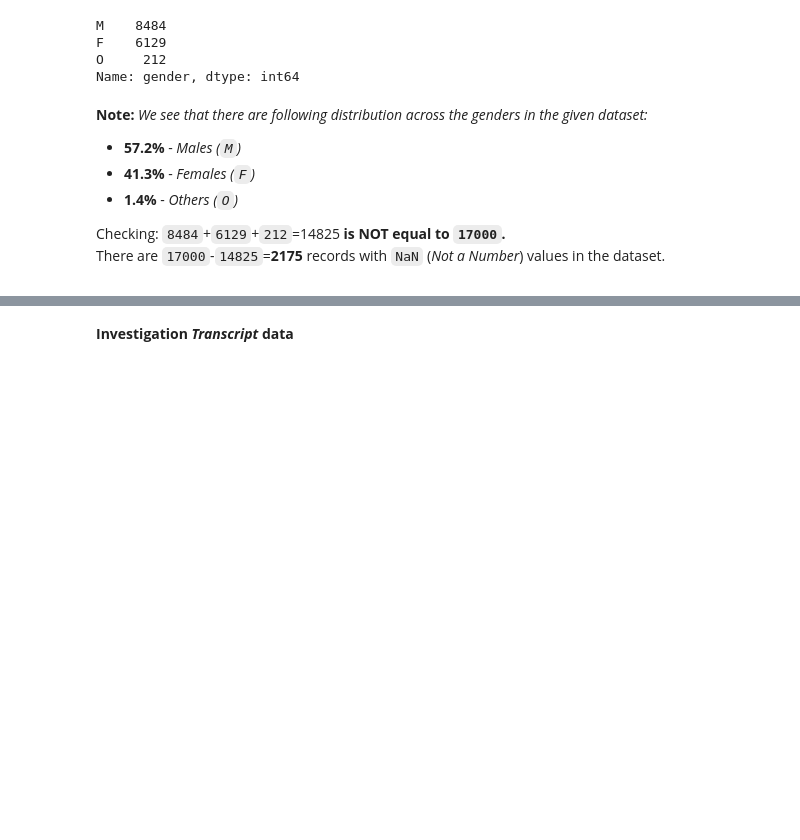
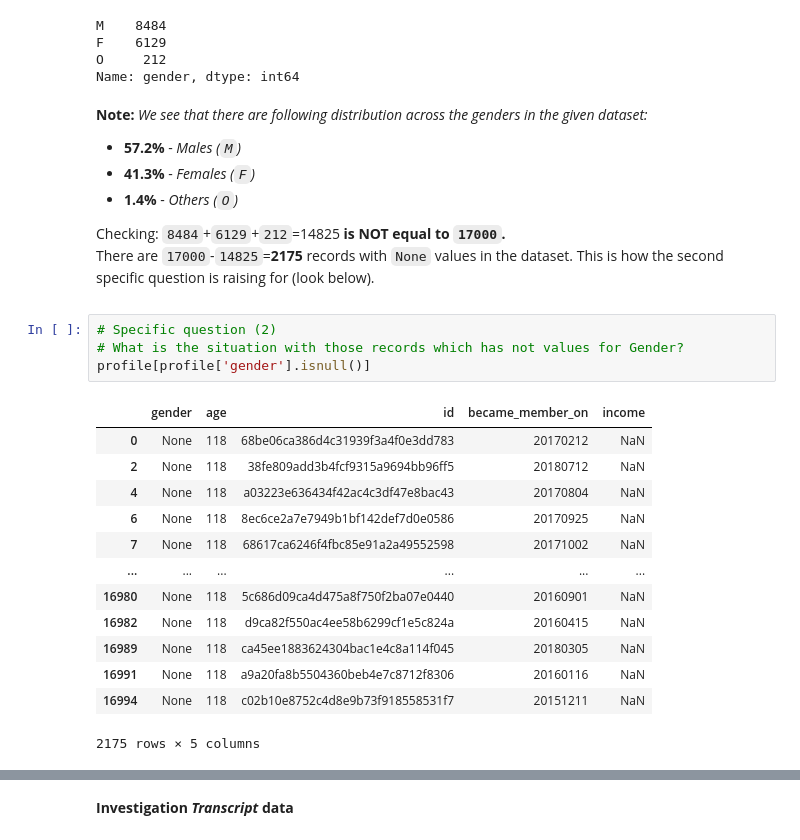
Before and after one commit to vb100/Starbucks-Capstone-Project, a Jupyter notebook: Starbucks_Capstone_notebook.ipynb, the cells around one changed output, grey strips where cells are left out. Saved outputs shown, nothing was run; the diff lists cells and outputs as text; blank space fills up the shorter version.

Commit message:
Update Notebook with removing None genders

```diff
--- a/Starbucks_Capstone_notebook.ipynb
+++ b/Starbucks_Capstone_notebook.ipynb
@@ -181,5 +181,23 @@ Name: gender, dtype: int64
         <li><b>41.3%</b> - <i>Females (<code>F</code>)</i></li>
         <li><b>1.4%</b> - <i>Others (<code>O</code>)</i></li>
     </ul>
-   <p>Checking: <code>8484</code>+<code>6129</code>+<code>212</code>=14825 <b>is NOT equal to <code>17000</code>.</b><br>There are <code>17000</code>-<code>14825</code>=<b>2175</b> records with <code>NaN</code> (<i>Not a Number</i>) values in the dataset.</p>
+   <p>Checking: <code>8484</code>+<code>6129</code>+<code>212</code>=14825 <b>is NOT equal to <code>17000</code>.</b><br>There are <code>17000</code>-<code>14825</code>=<b>2175</b> records with <code>None</code> values in the dataset. This is how the second specific question is raising for (look below).</p>
 </p>
+# %%
+# Specific question (2)
+# What is the situation with those records which has not values for Gender?
+profile[profile['gender'].isnull()]
+# %% [output]
+|  | gender | age | id | became_member_on | income |
+| 0 | None | 118 | 68be06ca386d4c31939f3a4f0e3dd783 | 20170212 | NaN |
+| 2 | None | 118 | 38fe809add3b4fcf9315a9694bb96ff5 | 20180712 | NaN |
+| 4 | None | 118 | a03223e636434f42ac4c3df47e8bac43 | 20170804 | NaN |
+| 6 | None | 118 | 8ec6ce2a7e7949b1bf142def7d0e0586 | 20170925 | NaN |
+| 7 | None | 118 | 68617ca6246f4fbc85e91a2a49552598 | 20171002 | NaN |
+| ... | ... | ... | ... | ... | ... |
+| 16980 | None | 118 | 5c686d09ca4d475a8f750f2ba07e0440 | 20160901 | NaN |
+| 16982 | None | 118 | d9ca82f550ac4ee58b6299cf1e5c824a | 20160415 | NaN |
+| 16989 | None | 118 | ca45ee1883624304bac1e4c8a114f045 | 20180305 | NaN |
+| 16991 | None | 118 | a9a20fa8b5504360beb4e7c8712f8306 | 20160116 | NaN |
+| 16994 | None | 118 | c02b10e8752c4d8e9b73f918558531f7 | 20151211 | NaN |
+2175 rows × 5 columns
```
Also changed, not shown: parts of 3 cells of this notebook.
